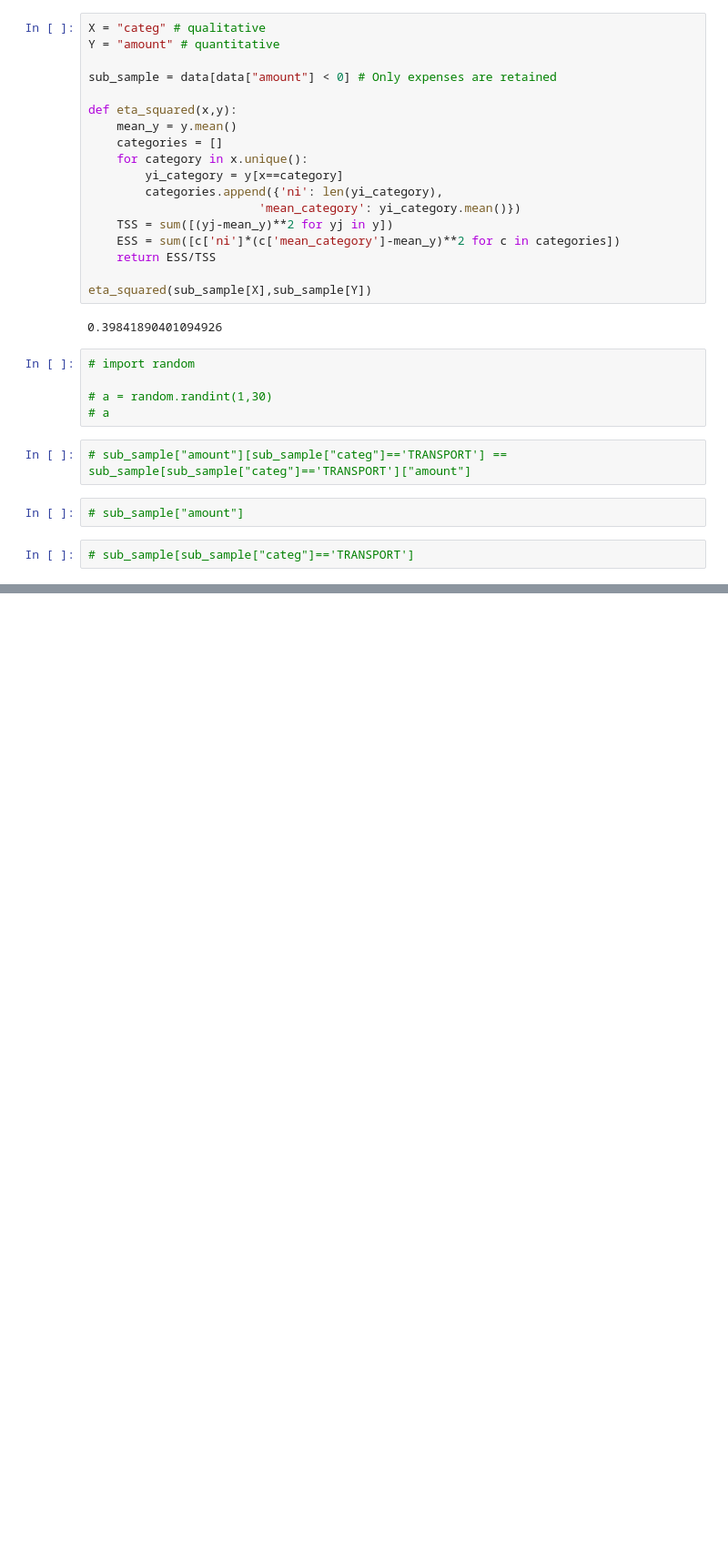
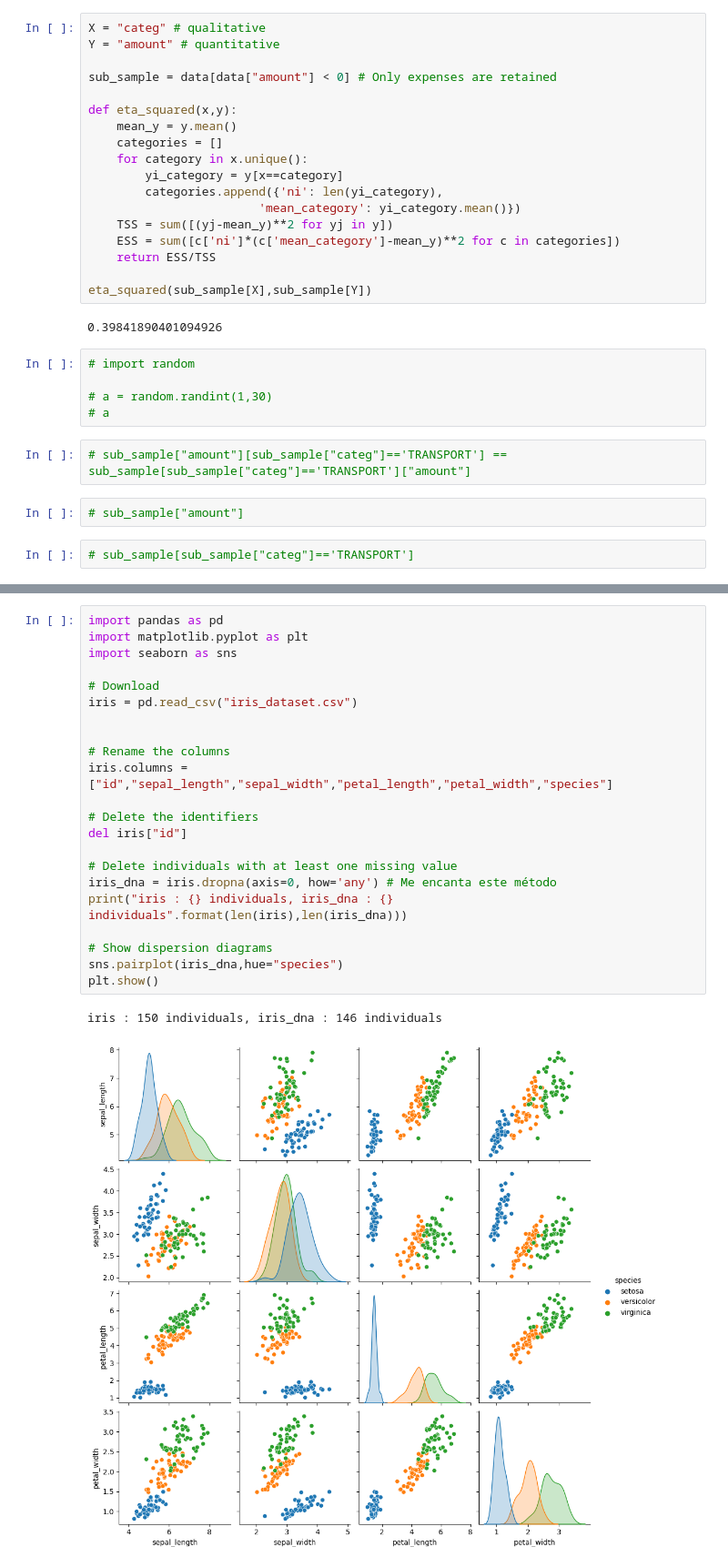
Before and after one commit to jdaguirrec/dataStudy, a Jupyter notebook: perform_an_initial_data_analysis/perform_an_initial_data_analysis.ipynb, the cells around one changed output, grey strips where cells are left out. Shown at 91% size. Drawn from its saved outputs; the diff is of its cells as text; blank space fills up the shorter version.

```diff
--- a/perform_an_initial_data_analysis/perform_an_initial_data_analysis.ipynb
+++ b/perform_an_initial_data_analysis/perform_an_initial_data_analysis.ipynb
@@ -801,0 +831,25 @@ eta_squared(sub_sample[X],sub_sample[Y])
+# %%
+import pandas as pd
+import matplotlib.pyplot as plt
+import seaborn as sns
+
+# Download
+iris = pd.read_csv("iris_dataset.csv")
+
+
+# Rename the columns
+iris.columns = ["id","sepal_length","sepal_width","petal_length","petal_width","species"]
+
+# Delete the identifiers
+del iris["id"]
+
+# Delete individuals with at least one missing value
+iris_dna = iris.dropna(axis=0, how='any') # Me encanta este método
+print("iris : {} individuals, iris_dna : {} individuals".format(len(iris),len(iris_dna)))
+
+# Show dispersion diagrams
+sns.pairplot(iris_dna,hue="species")
+plt.show()
+# %% [output]
+iris : 150 individuals, iris_dna : 146 individuals
+[figure, added]
```
Also changed, not shown: parts of 22 cells of this notebook, 1 other file.
